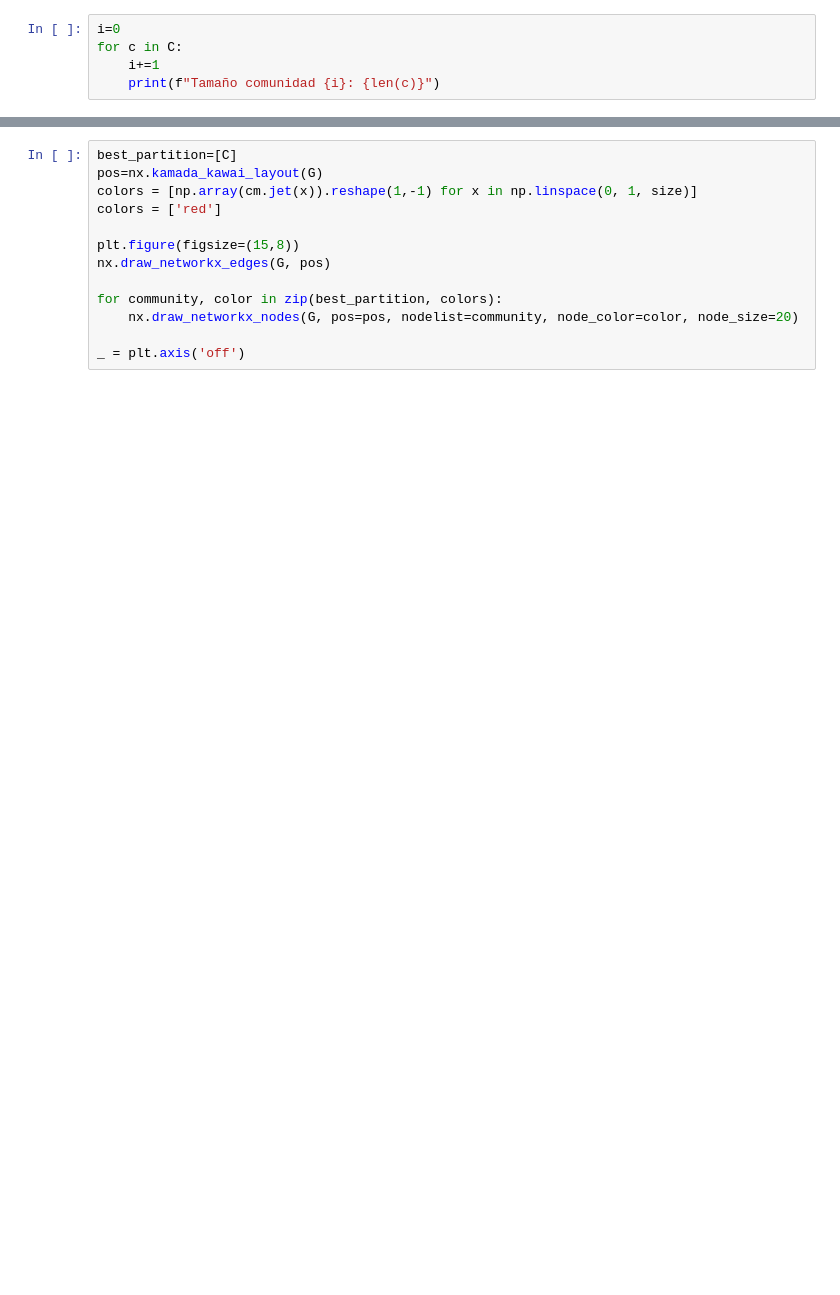
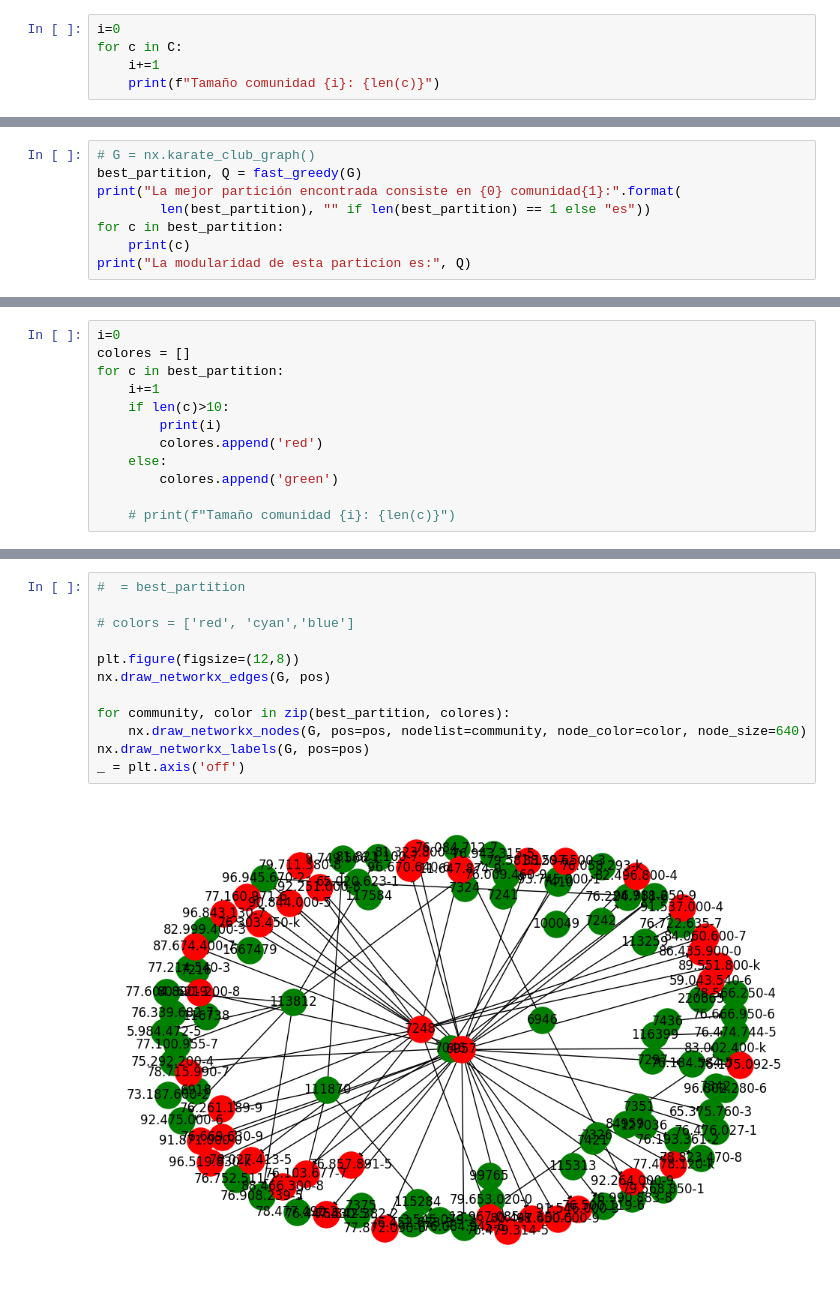
Before and after one commit to fgchil/redes, a Jupyter notebook: FN-EV-WP-FG-Hackaton.ipynb, the cells around one changed output, grey strips where cells are left out. Saved outputs shown, nothing was run; the diff lists cells and outputs as text; blank space fills up the shorter version.

```diff
--- a/FN-EV-WP-FG-Hackaton.ipynb
+++ b/FN-EV-WP-FG-Hackaton.ipynb
@@ -484,0 +558,8 @@ for c in C:
+# %%
+# G = nx.karate_club_graph()
+best_partition, Q = fast_greedy(G)
+print("La mejor partición encontrada consiste en {0} comunidad{1}:".format(
+        len(best_partition), "" if len(best_partition) == 1 else "es"))
+for c in best_partition:
+    print(c)
+print("La modularidad de esta particion es:", Q)
@@ -484,0 +584,12 @@ for c in C:
+# %%
+i=0
+colores = []
+for c in best_partition:
+    i+=1
+    if len(c)>10:
+        print(i)
+        colores.append('red')
+    else:
+        colores.append('green')
+
+    # print(f"Tamaño comunidad {i}: {len(c)}")
@@ -485,13 +641,14 @@ for c in C:
 # %%
-best_partition=[C]
-pos=nx.kamada_kawai_layout(G)
-colors = [np.array(cm.jet(x)).reshape(1,-1) for x in np.linspace(0, 1, size)]
-colors = ['red']
+#  = best_partition
 
-plt.figure(figsize=(15,8))
+# colors = ['red', 'cyan','blue']
+
+plt.figure(figsize=(12,8))
 nx.draw_networkx_edges(G, pos)
 
-for community, color in zip(best_partition, colors):
-    nx.draw_networkx_nodes(G, pos=pos, nodelist=community, node_color=color, node_size=20)
-
+for community, color in zip(best_partition, colores):
+    nx.draw_networkx_nodes(G, pos=pos, nodelist=community, node_color=color, node_size=640)
+nx.draw_networkx_labels(G, pos=pos)
 _ = plt.axis('off')
+# %% [output]
+[figure, added]
```
Also changed, not shown: parts of 30 cells of this notebook.
